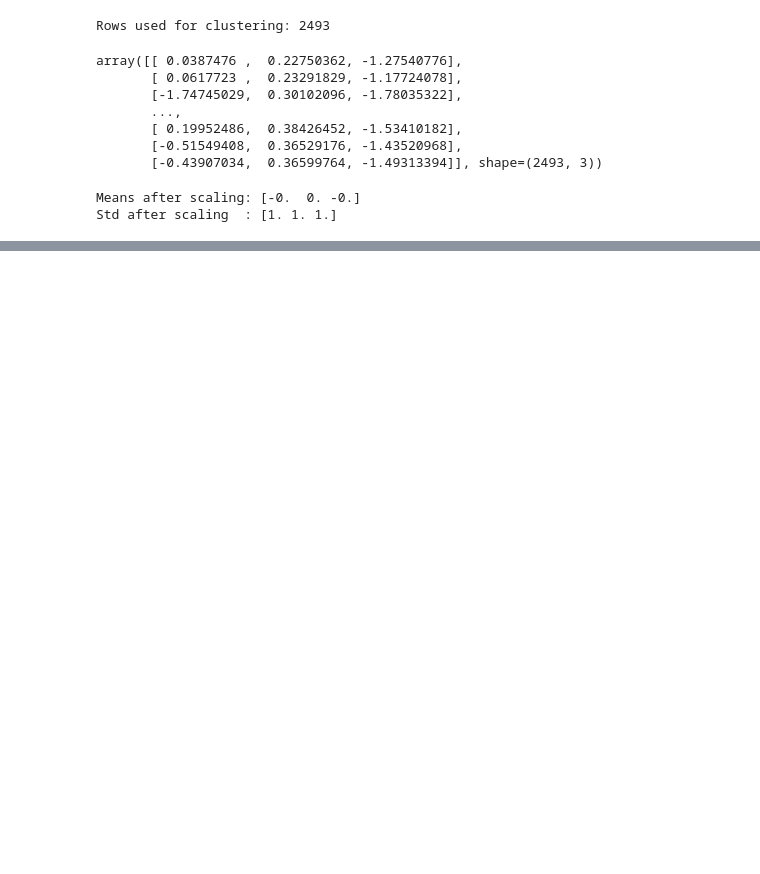
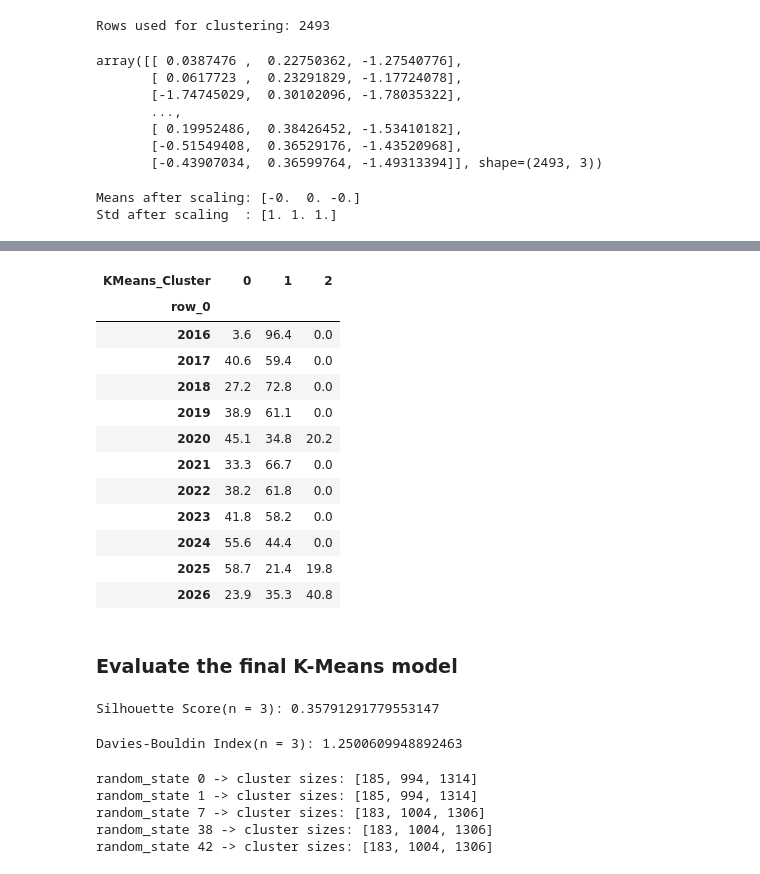
Before and after one commit to ghaflareda-ds/gold_forecast_yahoo_finance, a Jupyter notebook: Gold Forecast.ipynb, the cells around one changed output, grey strips where cells are left out. Drawn from its saved outputs; the diff is of its cells as text; code cells hidden in the pictures; blank space fills up the shorter version.

```diff
--- a/Gold Forecast.ipynb
+++ b/Gold Forecast.ipynb
@@ -611,0 +752,43 @@ Std after scaling  : [1. 1. 1.]
+# %%
+# Share of days in each K-Means cluster per year (%)
+(pd.crosstab(cluster_data.index.year, cluster_data['KMeans_Cluster'], normalize='index') * 100).round(1)
+# %% [output]
+| KMeans_Cluster | 0 | 1 | 2 |
+| row_0 |  |  |  |
+| 2016 | 3.6 | 96.4 | 0.0 |
+| 2017 | 40.6 | 59.4 | 0.0 |
+| 2018 | 27.2 | 72.8 | 0.0 |
+| 2019 | 38.9 | 61.1 | 0.0 |
+| 2020 | 45.1 | 34.8 | 20.2 |
+| 2021 | 33.3 | 66.7 | 0.0 |
+| 2022 | 38.2 | 61.8 | 0.0 |
+| 2023 | 41.8 | 58.2 | 0.0 |
+| 2024 | 55.6 | 44.4 | 0.0 |
+| 2025 | 58.7 | 21.4 | 19.8 |
+| 2026 | 23.9 | 35.3 | 40.8 |
+# %% [markdown]
+### Evaluate the final K-Means model
+# %%
+# import silhouette score from sklearn library
+from sklearn.metrics import silhouette_score
+
+# Display the silhouette score values
+print(f'Silhouette Score(n = 3): {silhouette_score(x, y_kmeans)}')
+# %% [output]
+Silhouette Score(n = 3): 0.35791291779553147
+# %%
+from sklearn.metrics import davies_bouldin_score
+
+print(f'Davies-Bouldin Index(n = 3): {davies_bouldin_score(X_scaled, y_kmeans)}')
+# %% [output]
+Davies-Bouldin Index(n = 3): 1.2500609948892463
+# %%
+for seed in [0, 1, 7, 38, 42]:
+    labels = KMeans(n_clusters=3, max_iter=300, n_init=10, random_state=seed).fit_predict(X_scaled)
+    print('random_state', seed, '-> cluster sizes:', sorted(pd.Series(labels).value_counts().tolist()))
+# %% [output]
+random_state 0 -> cluster sizes: [185, 994, 1314]
+random_state 1 -> cluster sizes: [185, 994, 1314]
+random_state 7 -> cluster sizes: [183, 1004, 1306]
+random_state 38 -> cluster sizes: [183, 1004, 1306]
+random_state 42 -> cluster sizes: [183, 1004, 1306]
```
Also changed, not shown: parts of 20 cells of this notebook.
